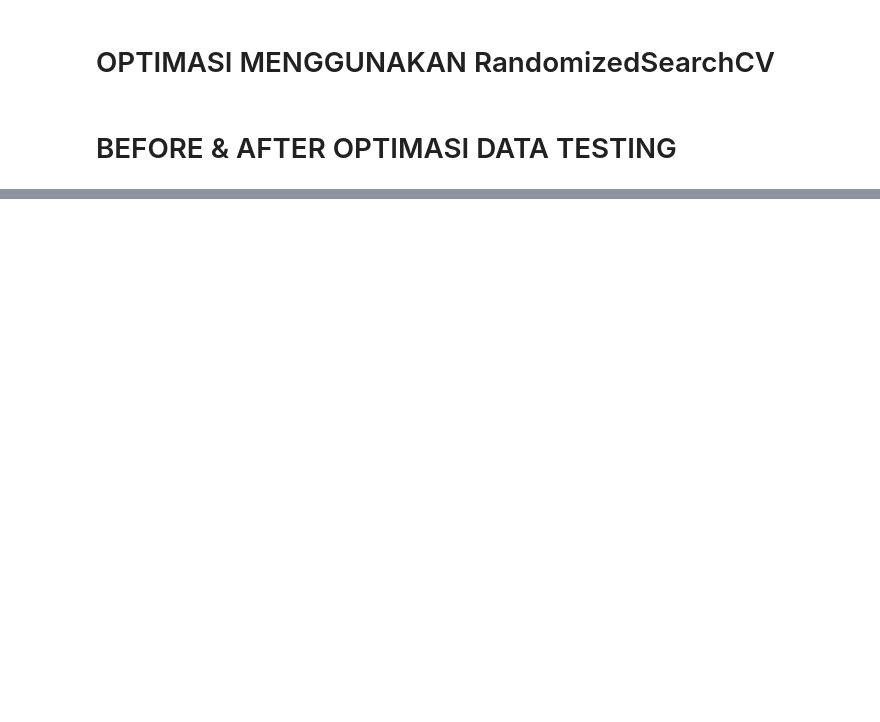
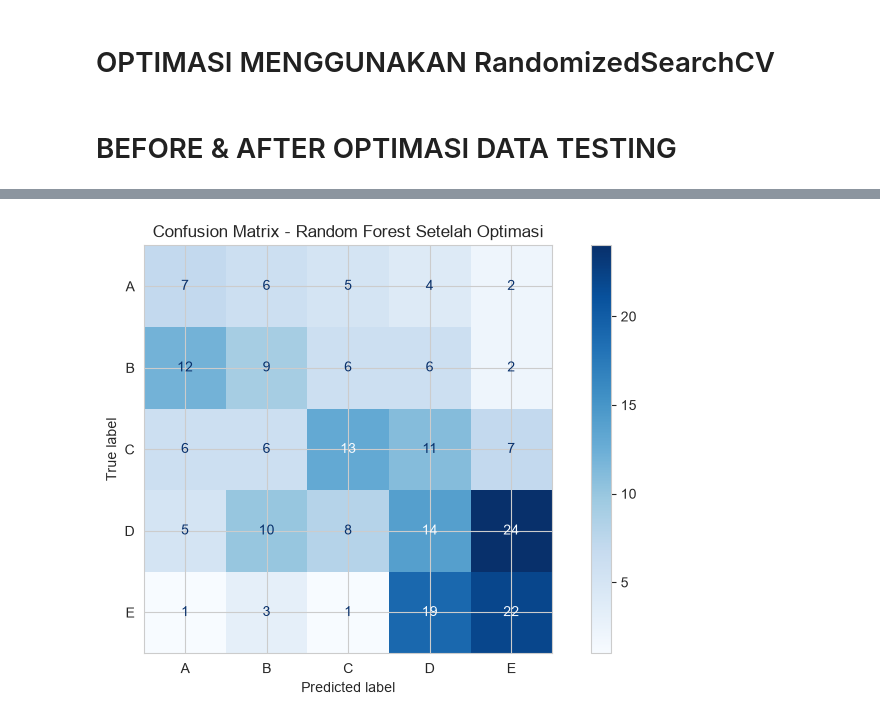
Before and after one commit to Agunnnnn/Mechine-Leaning-Project, a Jupyter notebook: klasifikasi_nilai_akademik.ipynb, the cells around one changed output, grey strips where cells are left out. Cells and saved outputs as stored; diff of their text form; code cells hidden in the pictures; blank space fills up the shorter version.

```diff
--- a/klasifikasi_nilai_akademik.ipynb
+++ b/klasifikasi_nilai_akademik.ipynb
@@ -270,11 +467,11 @@ Passing `palette` without assigning `hue` is deprecated and will be removed in v
 from sklearn.model_selection import RandomizedSearchCV
 # %%
 param_dist = {
-    "n_estimators": [100, 200, 300, 400, 500],
-    "max_depth": [None, 10, 20, 30],
-    "min_samples_split": [2, 5, 10],
-    "min_samples_leaf": [1, 2, 4],
-    "max_features": ["sqrt", "log2"]
+    "model__n_estimators": [100, 200, 300, 400, 500],
+    "model__max_depth": [None, 10, 20, 30],
+    "model__min_samples_split": [2, 5, 10],
+    "model__min_samples_leaf": [1, 2, 4],
+    "model__max_features": ["sqrt", "log2"]
 }
 # %% [markdown]
 # BEFORE & AFTER OPTIMASI DATA TESTING
@@ -301,14 +518,64 @@ Akurasi CV terbaik: 0.4095808383233533
 # %%
-# Model SEBELUM optimasi
-y_pred_before = models["Random Forest"].predict(X_test)
-acc_before = accuracy_score(y_test, y_pred_before)
+# Model sebelum optimasi
+model_before = fitted_models["Random Forest"]
+y_pred_before = model_before.predict(X_test)
 
-# Model SESUDAH optimasi
+# Model setelah optimasi
 best_rf = random_search.best_estimator_
 y_pred_after = best_rf.predict(X_test)
-acc_after = accuracy_score(y_test, y_pred_after)
 
-print(f"Akurasi SEBELUM optimasi : {acc_before:.4f}")
-print(f"Akurasi SESUDAH optimasi : {acc_after:.4f}")
-print(f"Selisih                  : {acc_after - acc_before:+.4f}")
+def hitung_metrik(y_true, y_pred, kondisi):
+    return {
+        "Kondisi": kondisi,
+        "Accuracy": accuracy_score(y_true, y_pred),
+        "Precision Macro": precision_score(
+            y_true, y_pred, average="macro", zero_division=0
+        ),
+        "Recall Macro": recall_score(
+            y_true, y_pred, average="macro", zero_division=0
+        ),
+        "F1 Macro": f1_score(
+            y_true, y_pred, average="macro", zero_division=0
+        )
+    }
+
+comparison = pd.DataFrame([
+    hitung_metrik(y_test, y_pred_before, "Sebelum optimasi"),
+    hitung_metrik(y_test, y_pred_after, "Sesudah optimasi")
+])
+
+print(comparison.round(4))
+
+print(
+    "Perubahan F1 Macro:",
+    round(
+        comparison.loc[1, "F1 Macro"] -
+        comparison.loc[0, "F1 Macro"],
+        4
+    )
+)
+
+print("\nClassification Report setelah optimasi:")
+print(classification_report(
+    y_test,
+    y_pred_after,
+    labels=["A", "B", "C", "D", "E"],
+    zero_division=0
+))
+
+cm_after = confusion_matrix(
+    y_test,
+    y_pred_after,
+    labels=["A", "B", "C", "D", "E"]
+)
+
+disp = ConfusionMatrixDisplay(
+    confusion_matrix=cm_after,
+    display_labels=["A", "B", "C", "D", "E"]
+)
+
+disp.plot(cmap="Blues", values_format="d")
+plt.title("Confusion Matrix - Random Forest Setelah Optimasi")
+plt.tight_layout()
+plt.show()
 # %% [output]
@@ -317,0 +599 @@ Selisih                  : -0.0478
+[figure, added]
```
Also changed, not shown: parts of 13 cells of this notebook, 3 other files.
